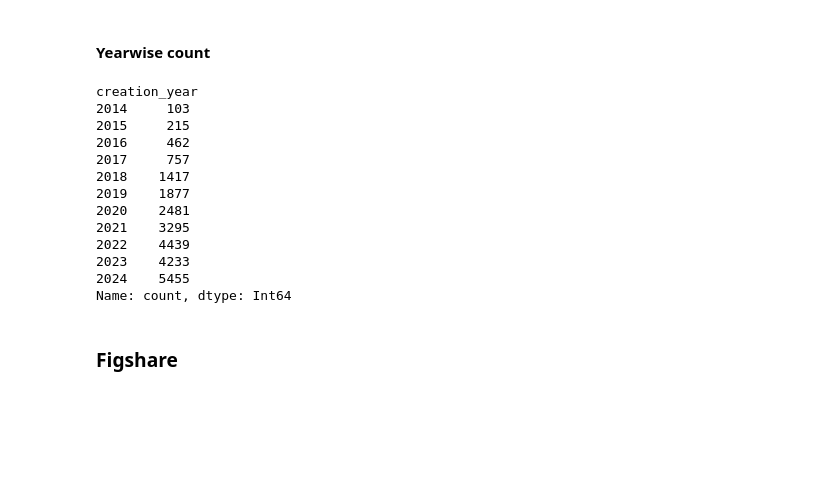
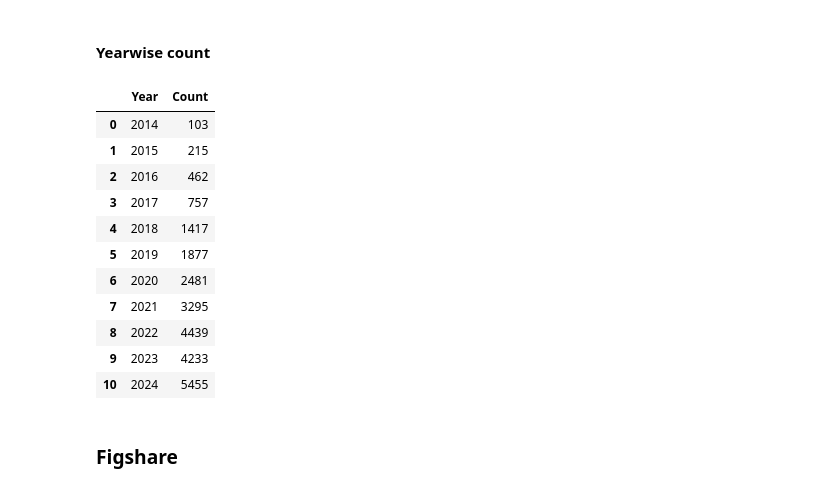
Before and after one commit to fairdataihub/poster-sharing-reuse-paper-code, a Jupyter notebook: poster-metadata.ipynb, the cells around one changed output. Cells and saved outputs as stored; diff of their text form; code cells hidden in the pictures; blank space fills up the shorter version.

```diff
--- a/poster-metadata.ipynb
+++ b/poster-metadata.ipynb
@@ -1072,21 +1160,22 @@ Normalized metadata record created for Zenodo
 #### Yearwise count
 # %%
 year_counts = df_zenodo["creation_year"].value_counts().sort_index()
-print(year_counts)
+df_year_counts = year_counts.reset_index()
+df_year_counts.columns = ['Year', 'Count']
+display(df_year_counts)
 # %% [output]
-creation_year
-2014     103
-2015     215
-2016     462
-2017     757
-2018    1417
-2019    1877
-2020    2481
-2021    3295
-2022    4439
-2023    4233
-2024    5455
-Name: count, dtype: Int64
+|  | Year | Count |
+| 0 | 2014 | 103 |
+| 1 | 2015 | 215 |
+| 2 | 2016 | 462 |
+| 3 | 2017 | 757 |
+| 4 | 2018 | 1417 |
+| 5 | 2019 | 1877 |
+| 6 | 2020 | 2481 |
+| 7 | 2021 | 3295 |
+| 8 | 2022 | 4439 |
+| 9 | 2023 | 4233 |
+| 10 | 2024 | 5455 |
 # %% [markdown]
 ### Figshare
 # %% [markdown]
```
Also changed, not shown: parts of 5 cells of this notebook, 7 other files.
